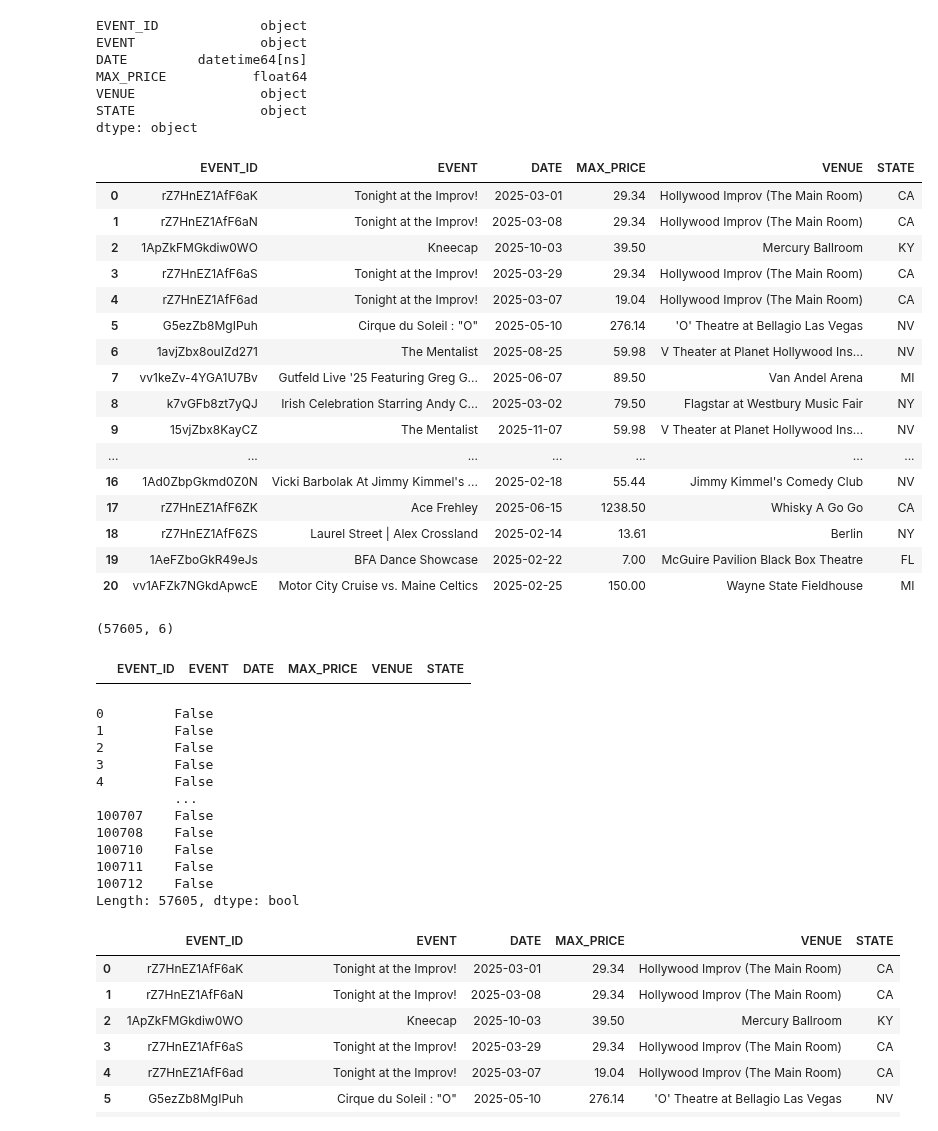
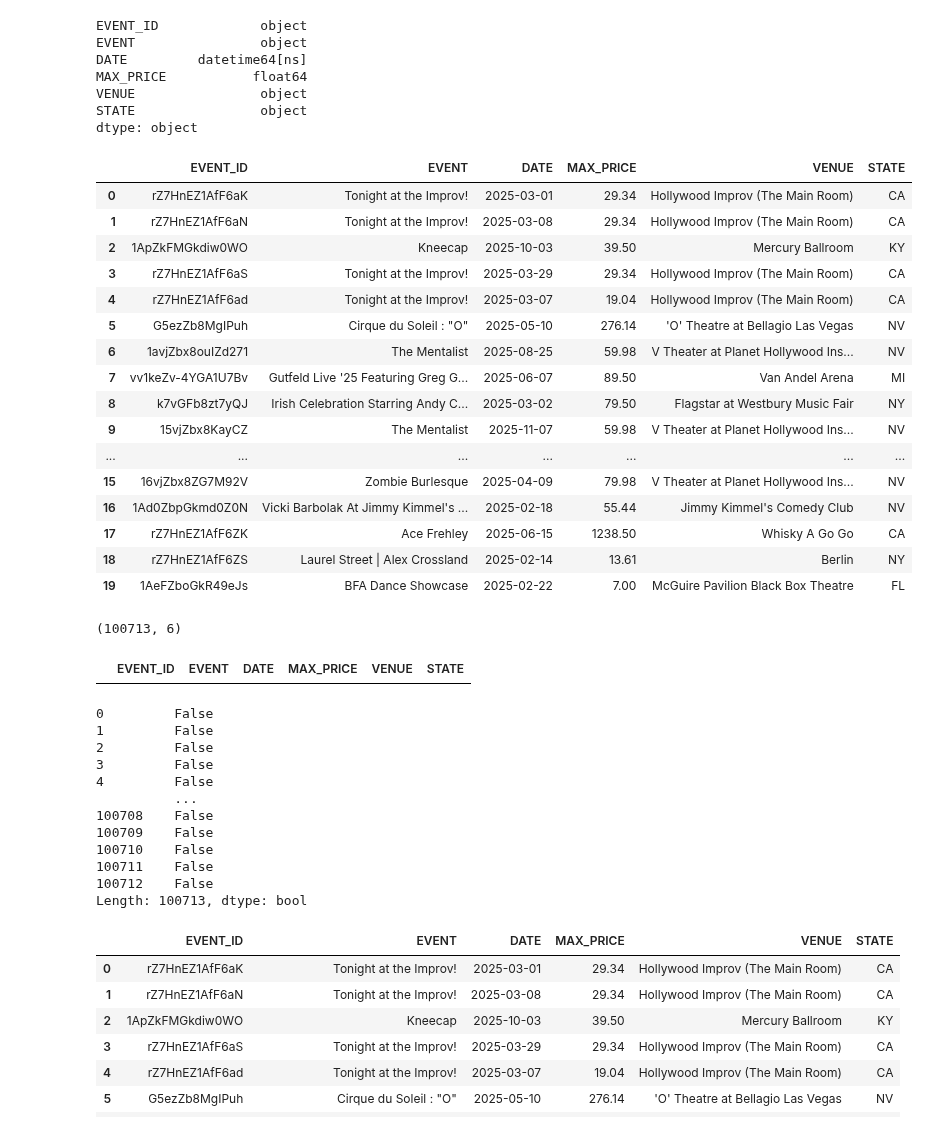
Before and after one commit to dq93/TicketMasterAPI, a Jupyter notebook: notebooks/Jacque_eda.ipynb, the cells around one changed output. Cells and saved outputs as stored; diff of their text form; code cells hidden in the pictures.

```diff
--- a/notebooks/Jacque_eda.ipynb
+++ b/notebooks/Jacque_eda.ipynb
@@ -193,30 +193,30 @@ dtype: object
 # %%
 # check for null values
 df.isna().sum()
-df = df.dropna()
+# df = df.dropna()
 df.head(20)
 # %% [output]
 |  | EVENT_ID | EVENT | DATE | MAX_PRICE | VENUE | STATE |
 | 0 | rZ7HnEZ1AfF6aK | Tonight at the Improv! | 2025-03-01 | 29.34 | Hollywood Improv (The Main Room) | CA |
 | 1 | rZ7HnEZ1AfF6aN | Tonight at the Improv! | 2025-03-08 | 29.34 | Hollywood Improv (The Main Room) | CA |
 | 2 | 1ApZkFMGkdiw0WO | Kneecap | 2025-10-03 | 39.50 | Mercury Ballroom | KY |
 | 3 | rZ7HnEZ1AfF6aS | Tonight at the Improv! | 2025-03-29 | 29.34 | Hollywood Improv (The Main Room) | CA |
 | 4 | rZ7HnEZ1AfF6ad | Tonight at the Improv! | 2025-03-07 | 19.04 | Hollywood Improv (The Main Room) | CA |
 | 5 | G5ezZb8MgIPuh | Cirque du Soleil : "O" | 2025-05-10 | 276.14 | 'O' Theatre at Bellagio Las Vegas | NV |
 | 6 | 1avjZbx8ouIZd271 | The Mentalist | 2025-08-25 | 59.98 | V Theater at Planet Hollywood Ins... | NV |
 | 7 | vv1keZv-4YGA1U7Bv | Gutfeld Live '25 Featuring Greg G... | 2025-06-07 | 89.50 | Van Andel Arena | MI |
 | 8 | k7vGFb8zt7yQJ | Irish Celebration Starring Andy C... | 2025-03-02 | 79.50 | Flagstar at Westbury Music Fair | NY |
 | 9 | 15vjZbx8KayCZ | The Mentalist | 2025-11-07 | 59.98 | V Theater at Planet Hollywood Ins... | NV |
 | ... | ... | ... | ... | ... | ... | ... |
+| 15 | 16vjZbx8ZG7M92V | Zombie Burlesque | 2025-04-09 | 79.98 | V Theater at Planet Hollywood Ins... | NV |
 | 16 | 1Ad0ZbpGkmd0Z0N | Vicki Barbolak At Jimmy Kimmel's ... | 2025-02-18 | 55.44 | Jimmy Kimmel's Comedy Club | NV |
 | 17 | rZ7HnEZ1AfF6ZK | Ace Frehley | 2025-06-15 | 1238.50 | Whisky A Go Go | CA |
 | 18 | rZ7HnEZ1AfF6ZS | Laurel Street | Alex Crossland | 2025-02-14 | 13.61 | Berlin | NY |
 | 19 | 1AeFZboGkR49eJs | BFA Dance Showcase | 2025-02-22 | 7.00 | McGuire Pavilion Black Box Theatre | FL |
-| 20 | vv1AFZk7NGkdApwcE | Motor City Cruise vs. Maine Celtics | 2025-02-25 | 150.00 | Wayne State Fieldhouse | MI |
 # %%
 df.shape
 # %% [output]
-(57605, 6)
+(100713, 6)
 # %%
 # check for duplicates
 df.loc[df.duplicated()]
@@ -231,12 +231,12 @@ df.duplicated(subset=["EVENT_ID"])
 3         False
 4         False
           ...
-100707    False
 100708    False
+100709    False
 100710    False
 100711    False
 100712    False
-Length: 57605, dtype: bool
+Length: 100713, dtype: bool
 # %%
 df.duplicated(subset=["EVENT"])
 
```
Also changed, not shown: parts of 7 cells of this notebook.
